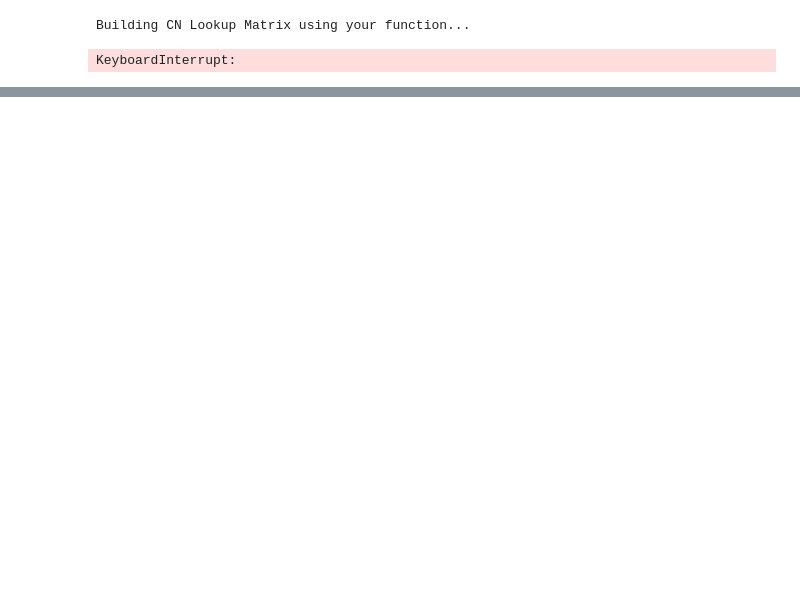
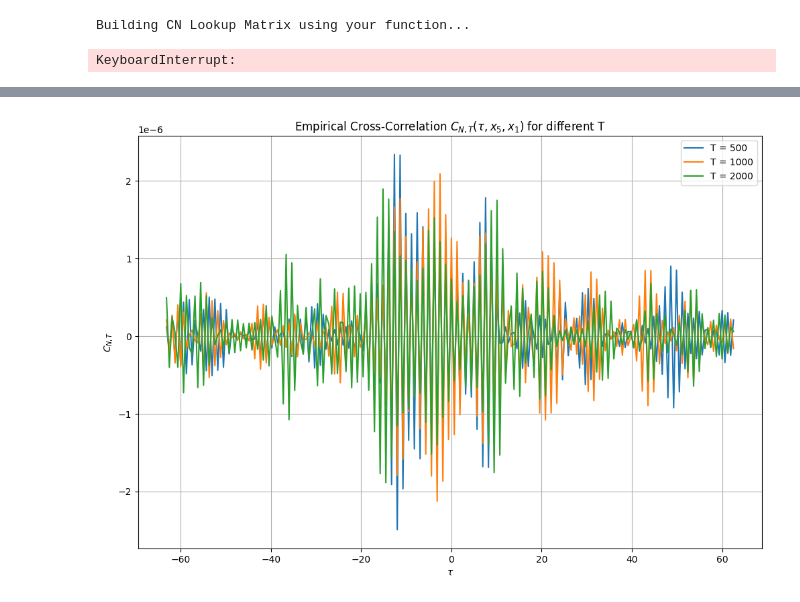
Before and after one commit to Athirhama/probl-mes-inverses-et-imagerie, a Jupyter notebook: pbinverse_projet_v2.ipynb, the cells around one changed output, grey strips where cells are left out. Saved outputs shown, nothing was run; the diff lists cells and outputs as text; code cells hidden in the pictures; blank space fills up the shorter version.

```diff
--- a/pbinverse_projet_v2.ipynb
+++ b/pbinverse_projet_v2.ipynb
@@ -418,0 +419,67 @@ Computing Image...
+# %%
+
+def compute_CNT(T, x_idx1, x_idx2, M=5):
+    """
+    Computes averaged Empirical Cross-Correlation for time T over M realizations.
+    """
+    x1 = receivers[x_idx1]
+    x2 = receivers[x_idx2]
+
+    # Precompute Green's functions for all sources to these two receivers
+    G1 = np.array([G(omegas, x1, s) for s in sources]) # (N_sources, N_omegas)
+    G2 = np.array([G(omegas, x2, s) for s in sources])
+
+    all_correlations = []
+
+    for m in range(M):
+        # Generate random noise in frequency domain: n_hat = sqrt(F_hat) * random_phase
+        # Each source is independent
+        u1_w = np.zeros(len(omegas), dtype=complex)
+        u2_w = np.zeros(len(omegas), dtype=complex)
+
+        for s in range(N_sources):
+            random_phase = np.exp(1j * np.random.uniform(0, 2*np.pi, len(omegas)))
+            n_hat = np.sqrt(F(omegas)) * random_phase
+            u1_w += G1[s] * n_hat
+            u2_w += G2[s] * n_hat
+
+        # Transform to Time Domain using IFFT
+        u1_t = np.fft.ifftshift(np.fft.ifft(u1_w)).real
+        u2_t = np.fft.ifftshift(np.fft.ifft(u2_w)).real
+
+        # Compute correlation using numpy.correlate
+        # 'full' mode gives a result of size len(u1)+len(u2)-1
+        corr = np.correlate(u2_t, u1_t, mode='same')
+        all_correlations.append(corr)
+
+    # Average over M realizations for stability (Question 2.a)
+    avg_corr = np.mean(all_correlations, axis=0)
+
+    # Define tau axis centered at 0
+    # dt = 2*pi / (range_of_omega)
+    dt = 2 * np.pi / (omegas[-1] - omegas[0])
+    tau_axis = np.arange(-len(avg_corr)//2, len(avg_corr)//2) * dt
+
+    return tau_axis, avg_corr
+
+# --- 4. Plotting for different T values ---
+T_values = [500, 1000, 2000]
+plt.figure(figsize=(12, 8))
+
+for T in T_values:
+    # Note: In a real FFT, T is related to the frequency resolution.
+    # To simulate longer T, we use more realizations M or a finer dw.
+    tau, c_nt = compute_CNT(T, 4, 0, M=10)
+
+    # Filter for tau in [-150, 150]
+    mask = (tau >= -150) & (tau <= 150)
+    plt.plot(tau[mask], c_nt[mask], label=f'T = {T}')
+
+plt.title("Empirical Cross-Correlation $C_{N,T}(\\tau, x_5, x_1)$ for different T")
+plt.xlabel("$\\tau$")
+plt.ylabel("$C_{N,T}$")
+plt.legend()
+plt.grid(True)
+plt.show()
+# %% [output]
+[figure, added]
```
Also changed, not shown: parts of 7 cells of this notebook, 1 other file.
